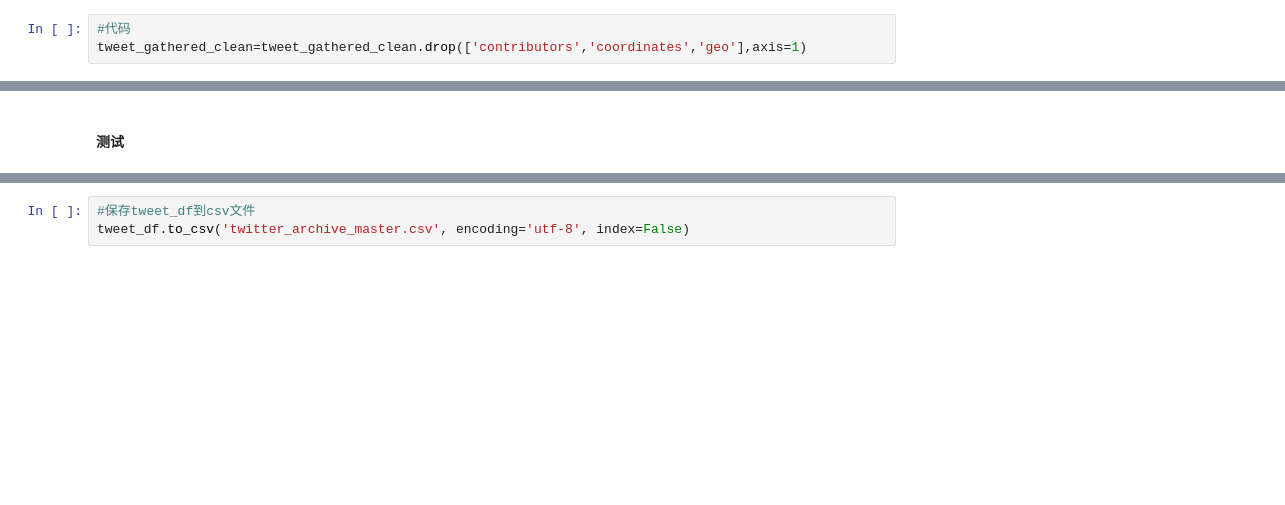
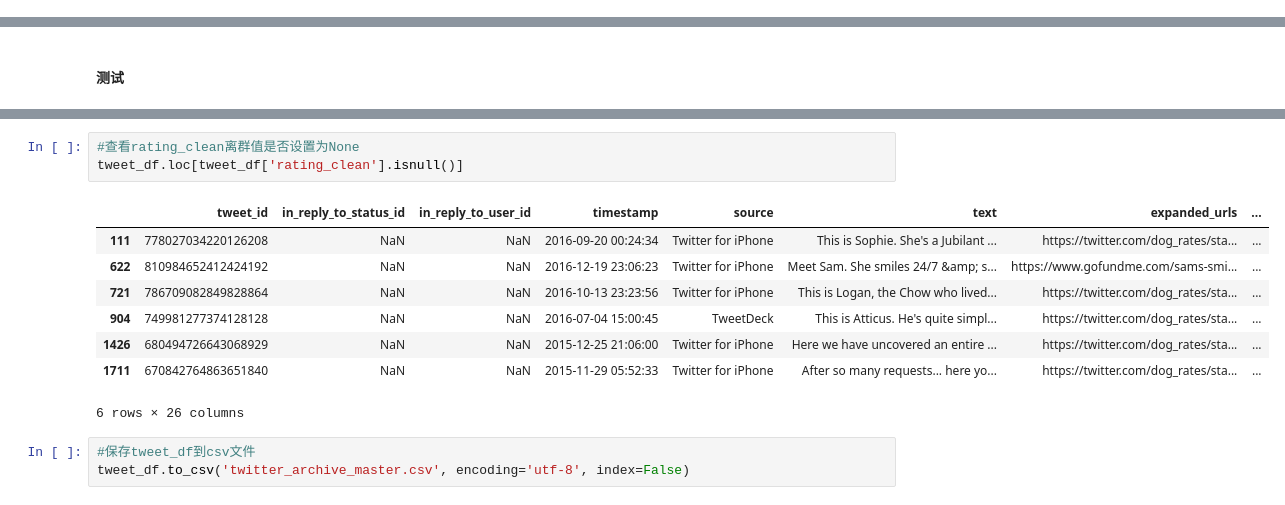
Before and after one commit to shireley/weratedogs-data-wrangle, a Jupyter notebook: wrangle-act.ipynb, the cells around one changed output, grey strips where cells are left out. Drawn from its saved outputs; the diff is of its cells as text; blank space fills up the shorter version.

```diff
--- a/wrangle-act.ipynb
+++ b/wrangle-act.ipynb
@@ -307,3 +289,0 @@ tweet_archive_clean.loc[tweet_archive_clean['rating_denominator']==0]
-# %%
-#代码
-tweet_gathered_clean=tweet_gathered_clean.drop(['contributors','coordinates','geo'],axis=1)
@@ -690,3 +661,15 @@ Name: rating, dtype: int64
+# %%
+#查看rating_clean离群值是否设置为None
+tweet_df.loc[tweet_df['rating_clean'].isnull()]
+# %% [output]
+|  | tweet_id | in_reply_to_status_id | in_reply_to_user_id | timestamp | source | text | expanded_urls | ... |
+| 111 | 778027034220126208 | NaN | NaN | 2016-09-20 00:24:34 | Twitter for iPhone | This is Sophie. She's a Jubilant ... | https://twitter.com/dog_rates/sta... | ... |
+| 622 | 810984652412424192 | NaN | NaN | 2016-12-19 23:06:23 | Twitter for iPhone | Meet Sam. She smiles 24/7 &amp; s... | https://www.gofundme.com/sams-smi... | ... |
+| 721 | 786709082849828864 | NaN | NaN | 2016-10-13 23:23:56 | Twitter for iPhone | This is Logan, the Chow who lived... | https://twitter.com/dog_rates/sta... | ... |
+| 904 | 749981277374128128 | NaN | NaN | 2016-07-04 15:00:45 | TweetDeck | This is Atticus. He's quite simpl... | https://twitter.com/dog_rates/sta... | ... |
+| 1426 | 680494726643068929 | NaN | NaN | 2015-12-25 21:06:00 | Twitter for iPhone | Here we have uncovered an entire ... | https://twitter.com/dog_rates/sta... | ... |
+| 1711 | 670842764863651840 | NaN | NaN | 2015-11-29 05:52:33 | Twitter for iPhone | After so many requests... here yo... | https://twitter.com/dog_rates/sta... | ... |
+6 rows × 26 columns
 # %%
 #保存tweet_df到csv文件
 tweet_df.to_csv('twitter_archive_master.csv', encoding='utf-8', index=False)
```
Also changed, not shown: parts of 48 cells of this notebook, 1 other file.
